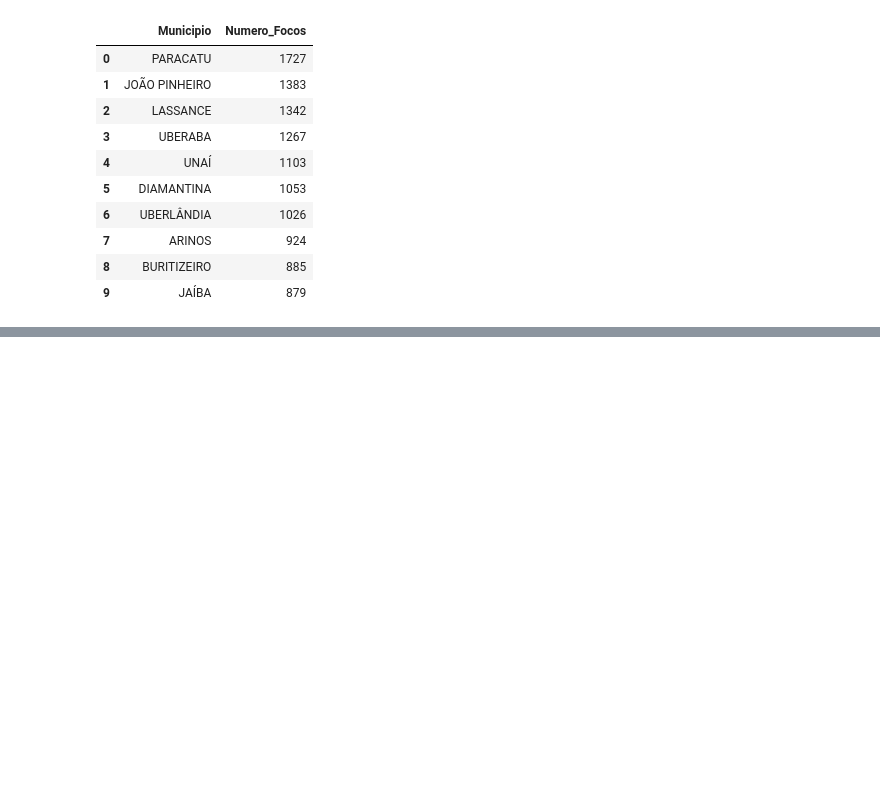
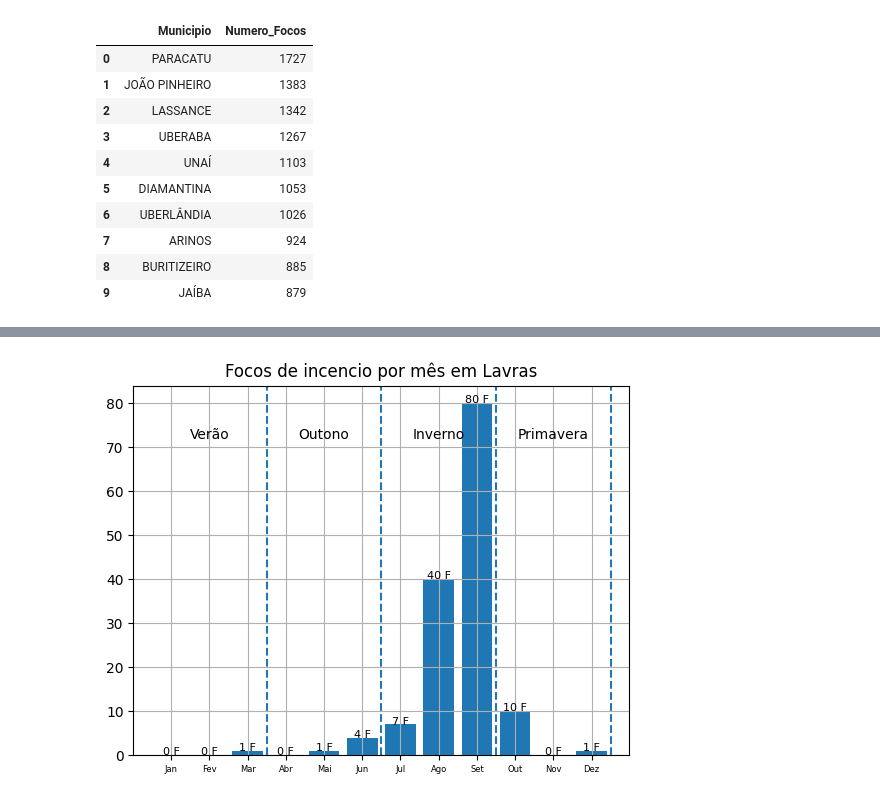
Before and after one commit to jvrezendem/analiseIncendioBR, a Jupyter notebook: notebooks/serieHistorica.ipynb, the cells around one changed output, grey strips where cells are left out. Drawn from its saved outputs; the diff is of its cells as text; code cells hidden in the pictures; blank space fills up the shorter version.

Commit message:
feat: adicionado a leitura do numero de focos de incendio por municipio

```diff
--- a/notebooks/serieHistorica.ipynb
+++ b/notebooks/serieHistorica.ipynb
@@ -179,0 +218,28 @@ dfDiv.head(12)
+# %%
+municipio = input().upper()
+listaMunicipios = list(dataMunicipiosMG["Municipio"].unique())
+
+if municipio in listaMunicipios:
+
+    dfMunicipio = focos_mes_municipio(municipio, "../data/processed/focos_mg_ref_2015-2025.csv")
+
+    plt.Figure(figsize=(18,9))
+    plt.title(f"Focos de incencio por mês em {municipio.capitalize()}")
+    plt.bar(dfMunicipio["mes"], dfMunicipio["Focos"])
+    plt.grid(True)
+    plt.xticks(fontsize = 6)
+    for mes, value in zip(dfMunicipio["mes"], dfMunicipio["Focos"]):
+        plt.text(mes, value, f"{value} F", fontsize=8, ha="center")
+
+    plt.axvline(x=2.5, linestyle='--')
+    plt.axvline(x=5.5, linestyle='--')
+    plt.axvline(x=8.5, linestyle='--')
+    plt.axvline(x=11.5, linestyle='--')
+
+    plt.text(1, max(dfMunicipio["Focos"])*0.9, "Verão", ha='center')
+    plt.text(4, max(dfMunicipio["Focos"])*0.9, "Outono", ha='center')
+    plt.text(7, max(dfMunicipio["Focos"])*0.9, "Inverno", ha='center')
+    plt.text(10, max(dfMunicipio["Focos"])*0.9, "Primavera", ha='center')
+    plt.show()
+# %% [output]
+[figure, added]
```
Also changed, not shown: parts of 3 cells of this notebook, 1 other file.
